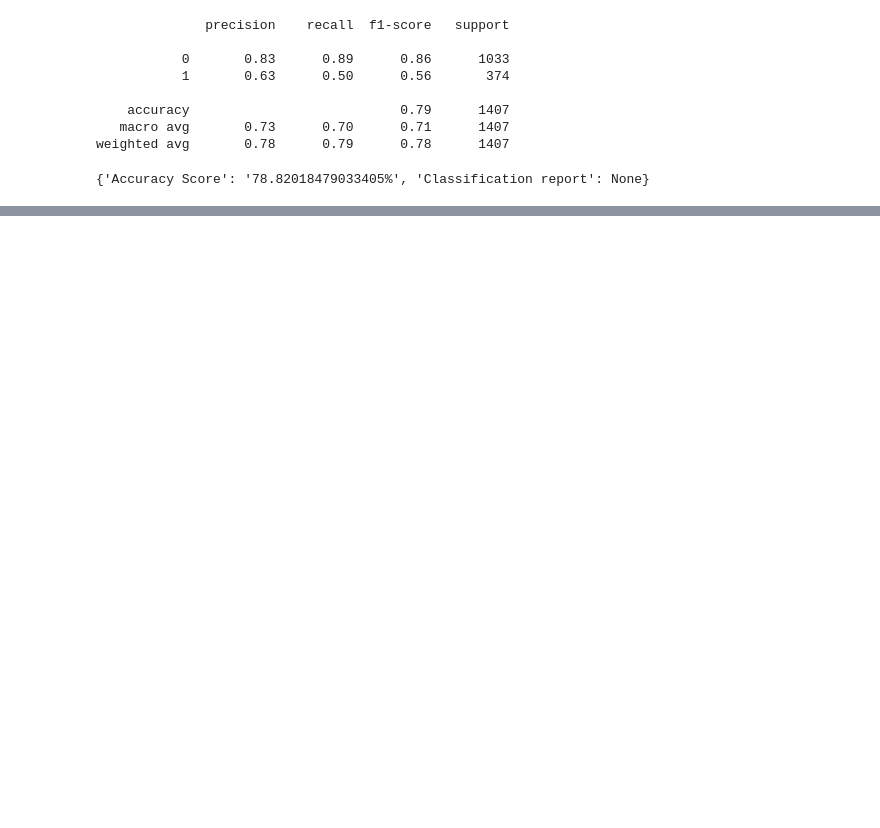
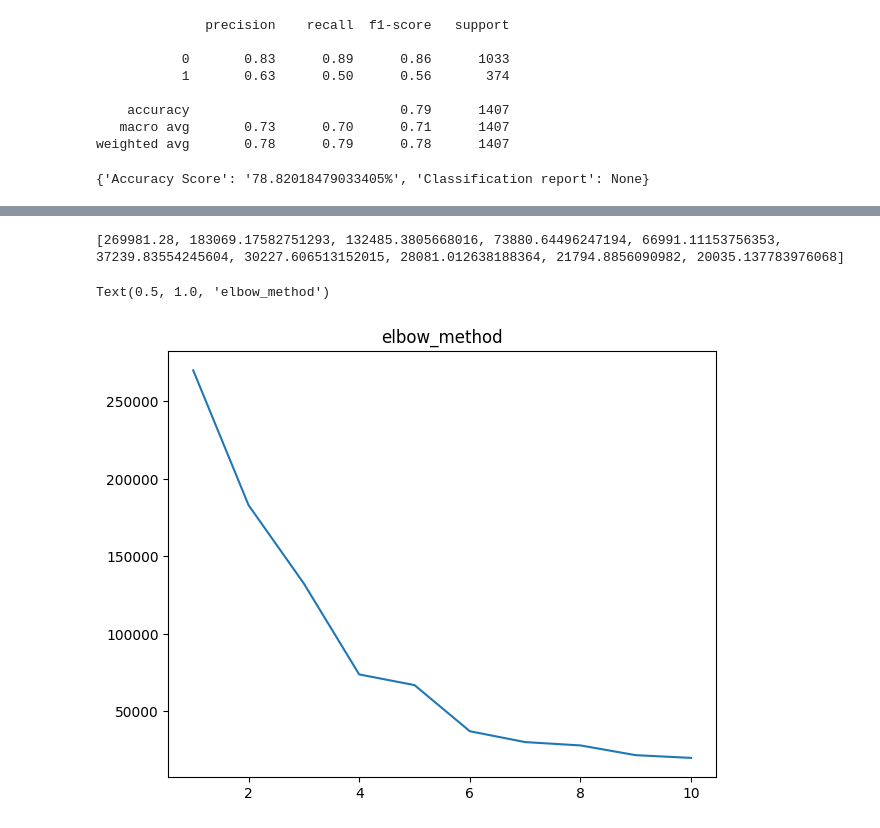
Before and after one commit to yash0304/ML, a Jupyter notebook: All Codes/ML/main.ipynb, the cells around one changed output, grey strips where cells are left out. Drawn from its saved outputs; the diff is of its cells as text; code cells hidden in the pictures; blank space fills up the shorter version.

```diff
--- a/All Codes/ML/main.ipynb
+++ b/All Codes/ML/main.ipynb
@@ -242,0 +275,3 @@ t.evaluate_model(y_test_x,y_pred_x,'classification')
+# %%
+mall_df = df.get_mall_df()
+mall_df
@@ -242,0 +302,19 @@ t.evaluate_model(y_test_x,y_pred_x,'classification')
+# %%
+X=mall_df.iloc[:,[3,4]].values
+# %%
+#elbow method
+
+wcss = []
+for i in range(1,11):
+    km = KMeans(n_clusters=i)
+    km.fit(X)
+    wcss.append(km.inertia_)
+
+print(wcss)
+plt.plot(range(1,11),wcss)
+plt.tight_layout()
+plt.title('elbow_method')
+# %% [output]
+[269981.28, 183069.17582751293, 132485.3805668016, 73880.64496247194, 66991.11153756353, 37239.83554245604, 30227.606513152015, 28081.012638188364, 21794.8856090982, 20035.137783976068]
+Text(0.5, 1.0, 'elbow_method')
+[figure, added]
```
Also changed, not shown: parts of 47 cells of this notebook, 4 other files.
